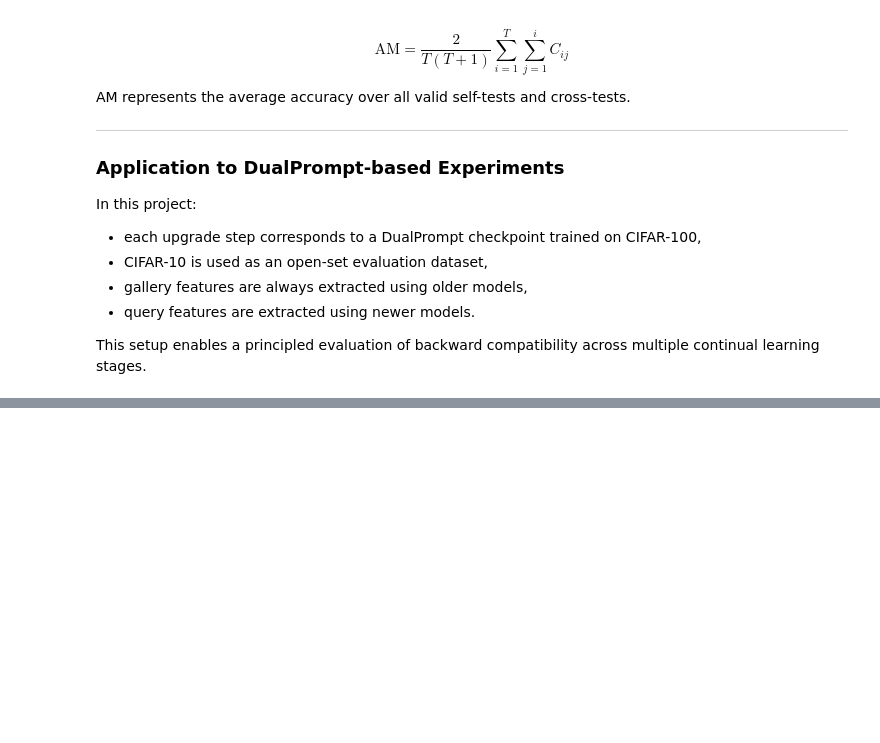
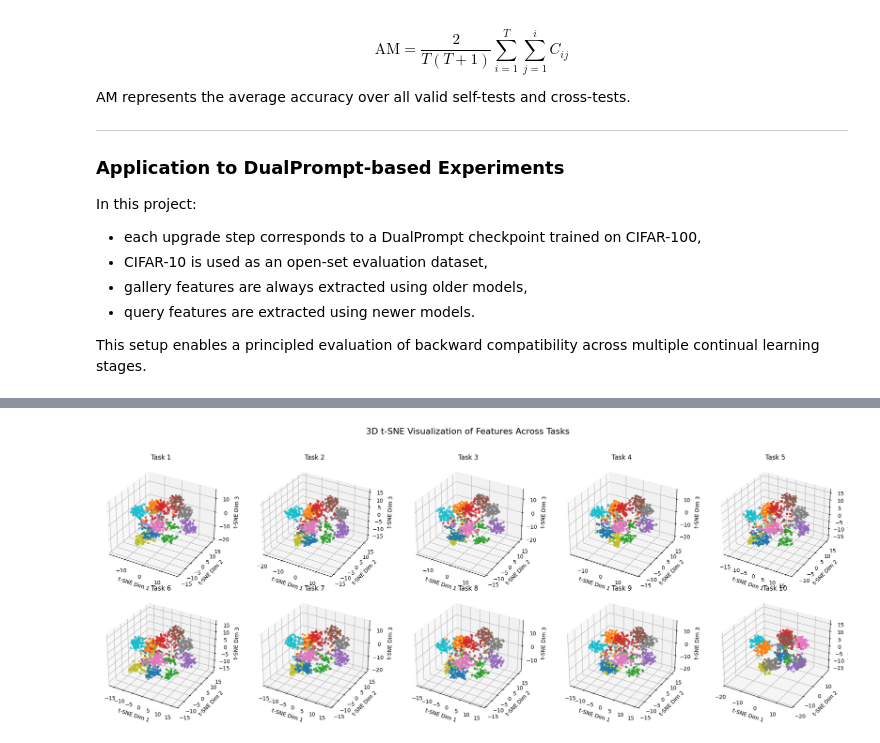
Before and after one commit to digesaremarco/DualPrompt_and_BackCompability, a Jupyter notebook: DualPrompt.ipynb, the cells around one changed output, grey strips where cells are left out. Cells and saved outputs as stored; diff of their text form; code cells hidden in the pictures; blank space fills up the shorter version.

```diff
--- a/DualPrompt.ipynb
+++ b/DualPrompt.ipynb
@@ -792,11 +809,13 @@ print(f"Average Multi-model Compatibility (AC): {AC:.4f}")
 # %%
-# Calculate Average Multi-model Accuracy (AM)
-sum_accuracy = 0.0
-total_entries = 0
+# Calculate Average Multi-model Compatibility (AC)
+T = NUM_TASKS
+count_compatible = 0
+total_pairs = 0
 
-for i in range(T):
-    for j in range(i + 1):
-        sum_accuracy += compatibility_matrix[i, j]
-        total_entries += 1
-AM = sum_accuracy / total_entries if total_entries > 0 else 0.0
-print(f"Average Multi-model Accuracy (AM): {AM:.4f}")
+for i in range(1, T):
+    for j in range(i):
+        total_pairs += 1
+        if compatibility_matrix[i, j] > compatibility_matrix[j, j]:
+            count_compatible += 1
+AC = count_compatible / total_pairs if total_pairs > 0 else 0.0
+print(f"Average Multi-model Compatibility (AC): {AC:.4f}")
@@ -802,0 +889,59 @@ print(f"Average Multi-model Accuracy (AM): {AM:.4f}")
+# %%
+from sklearn.manifold import TSNE
+import matplotlib.pyplot as plt
+from mpl_toolkits.mplot3d import Axes3D  # noqa: F401
+import random
+
+# Plot in a grid for comparison (2x5), 3D subplots
+fig = plt.figure(figsize=(20, 8))
+axes = []
+
+for i in range(2 * 5):
+    axes.append(fig.add_subplot(2, 5, i + 1, projection='3d'))
+
+for task_id in range(NUM_TASKS):
+    all_features = []
+    all_labels = []
+
+    for batch_idx in range(num_batches):
+        feats, labels = load_feature_batch(task_id, batch_idx)
+
+        # Pooling: [B, 197, 768] -> [B, 768]
+        feats = feats.mean(dim=1)
+
+        # Normalize
+        feats = F.normalize(feats, dim=1)
+
+        all_features.append(feats)
+        all_labels.append(labels)
+
+    all_features = torch.cat(all_features, dim=0).cpu().numpy()
+    all_labels = torch.cat(all_labels, dim=0).cpu().numpy()
+
+    # t-SNE 3D
+    tsne = TSNE(n_components=3, random_state=42)
+    features_3d = tsne.fit_transform(all_features)
+
+    # Plotting
+    ax = axes[task_id]
+    scatter = ax.scatter(
+        features_3d[:, 0],
+        features_3d[:, 1],
+        features_3d[:, 2],
+        c=all_labels,
+        cmap='tab10',
+        alpha=0.7,
+        s=10
+    )
+
+    ax.set_title(f"Task {task_id + 1}")
+    ax.set_xlabel("t-SNE Dim 1")
+    ax.set_ylabel("t-SNE Dim 2")
+    ax.set_zlabel("t-SNE Dim 3")
+
+
+plt.suptitle("3D t-SNE Visualization of Features Across Tasks", fontsize=16)
+plt.tight_layout(rect=[0, 0.03, 1, 0.95])
+plt.show()
+# %% [output]
+[figure, added]
```
Also changed, not shown: parts of 33 cells of this notebook.
